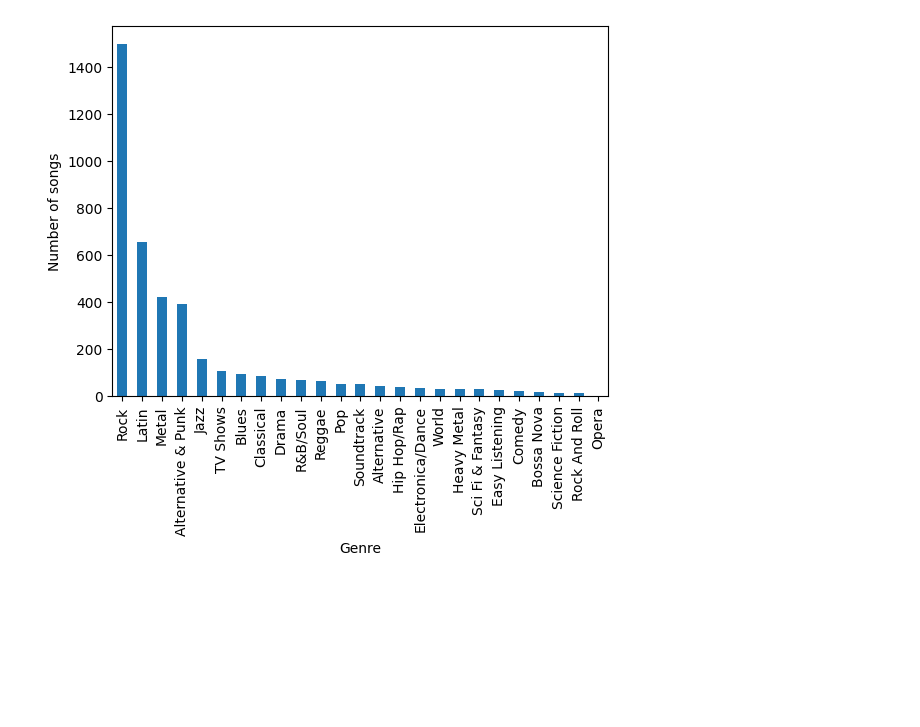
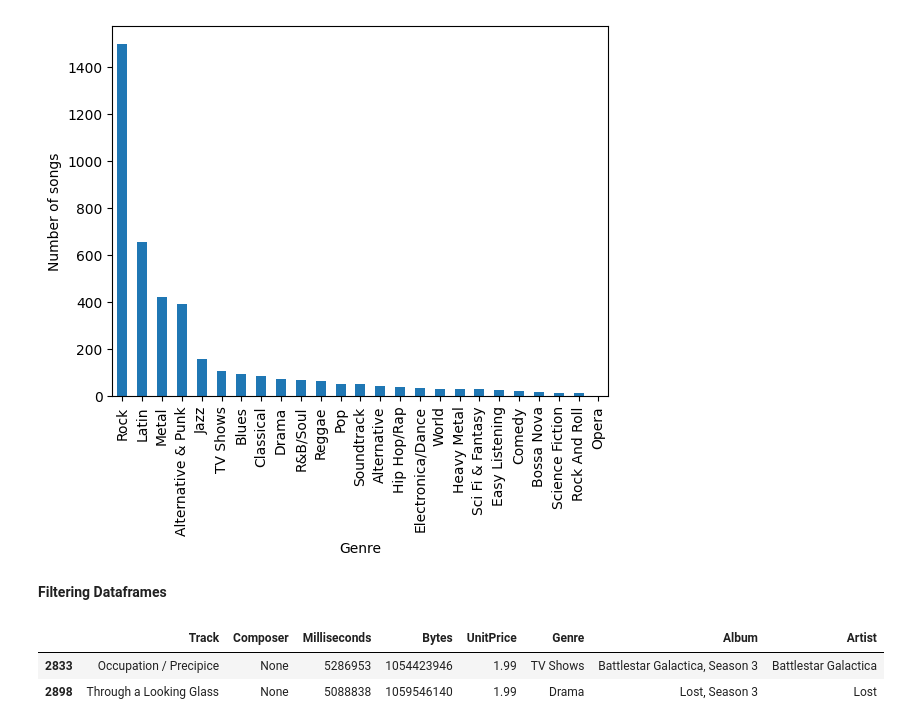
Before and after one commit to rezbee-dev/Prog-Practice, a Jupyter notebook: python/data_analytics/practical-ds/ch6/main.ipynb, the cells around one changed output. Saved outputs shown, nothing was run; the diff lists cells and outputs as text; code cells hidden in the pictures; blank space fills up the shorter version.

```diff
--- a/python/data_analytics/practical-ds/ch6/main.ipynb
+++ b/python/data_analytics/practical-ds/ch6/main.ipynb
@@ -184,3 +184,13 @@ plt.ylabel("Number of songs")
 plt.show()
 # %% [output]
 [figure]
+# %% [markdown]
+**Filtering Dataframes**
+# %%
+# Show songs with lengths over 4,000,000 ms
+# The value itunes_df[''] > x, is called boolean mask
+itunes_df[itunes_df['Milliseconds'] > 4e6]
+# %% [output]
+|  | Track | Composer | Milliseconds | Bytes | UnitPrice | Genre | Album | Artist |
+| 2833 | Occupation / Precipice | None | 5286953 | 1054423946 | 1.99 | TV Shows | Battlestar Galactica, Season 3 | Battlestar Galactica |
+| 2898 | Through a Looking Glass | None | 5088838 | 1059546140 | 1.99 | Drama | Lost, Season 3 | Lost |
```
Also changed, not shown: parts of 10 cells of this notebook.
